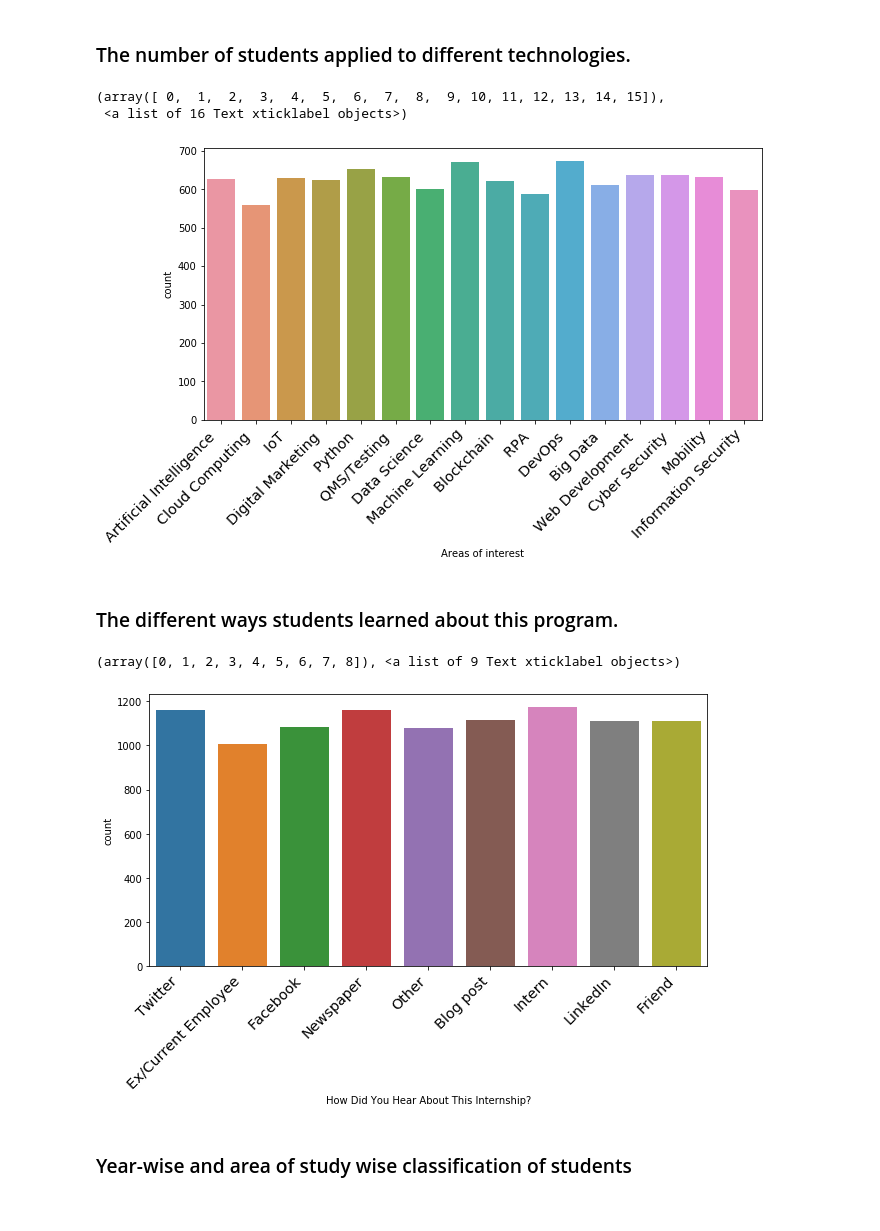
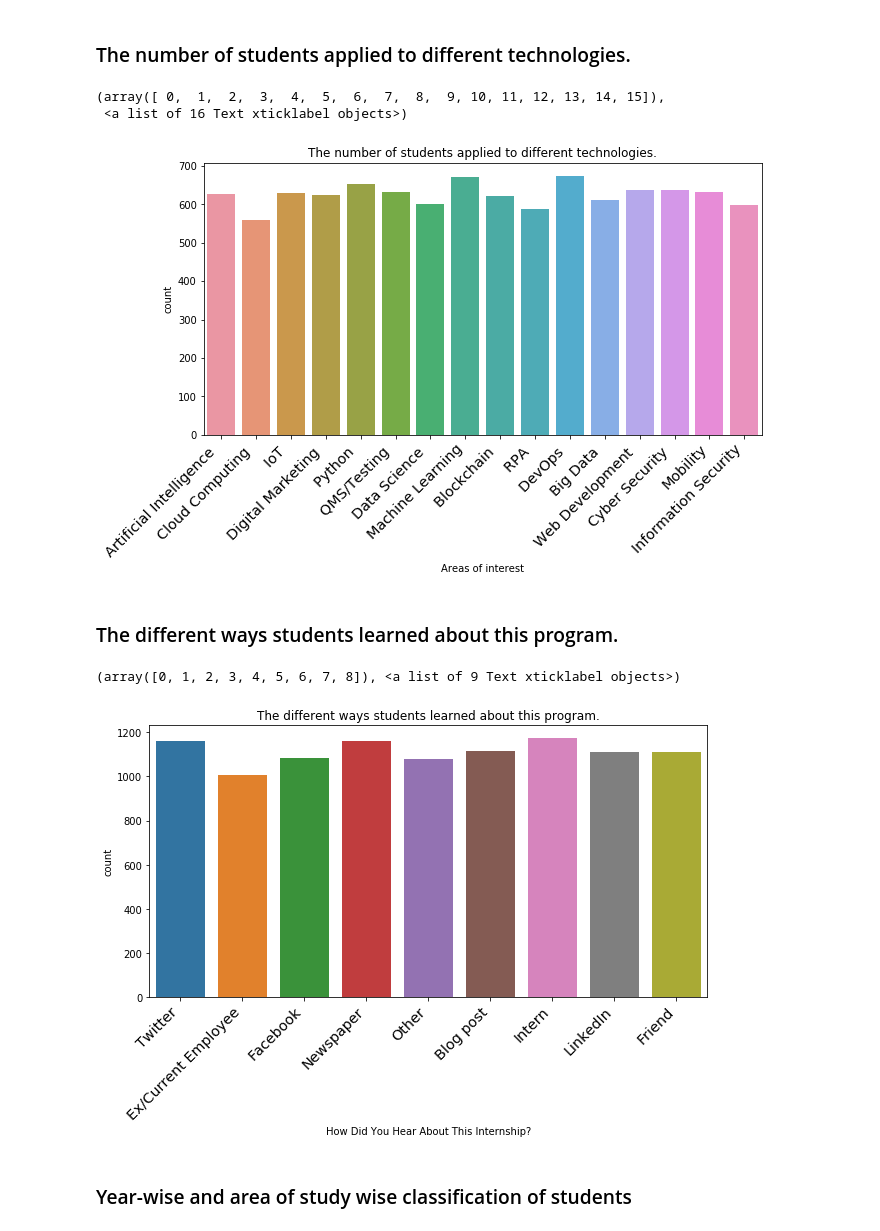
Before and after one commit to patilvaibhav12/Application-classifier1, a Jupyter notebook: students.ipynb, the cells around one changed output. Drawn from its saved outputs; the diff is of its cells as text; code cells hidden in the pictures.

```diff
--- a/students.ipynb
+++ b/students.ipynb
@@ -28,7 +28,7 @@ stdata.head(10)
 # %%
 plt.figure(figsize=(10,5))
 chart = sns.countplot(x = "Areas of interest", data = stdata)
-
+plt.title("The number of students applied to different technologies.")
 plt.xticks(
     rotation=45,
     horizontalalignment='right',
@@ -38,22 +38,22 @@ plt.xticks(
 # %% [output]
 (array([ 0,  1,  2,  3,  4,  5,  6,  7,  8,  9, 10, 11, 12, 13, 14, 15]),
  <a list of 16 Text xticklabel objects>)
-[figure, old version]
+[figure, new version]
 # %% [markdown]
 ### The different ways students learned about this program.
 # %%
 plt.figure(figsize=(10,5))
 chart = sns.countplot(x = "How Did You Hear About This Internship?", data = stdata)
-
+plt.title("The different ways students learned about this program.")
 plt.xticks(
     rotation=45,
     horizontalalignment='right',
     fontweight='light',
     fontsize='x-large'
 )
 # %% [output]
 (array([0, 1, 2, 3, 4, 5, 6, 7, 8]), <a list of 9 Text xticklabel objects>)
-[figure, old version]
+[figure, new version]
 # %% [markdown]
 ### Year-wise and area of study wise classification of students
 # %%
```
Also changed, not shown: parts of 8 cells of this notebook.
